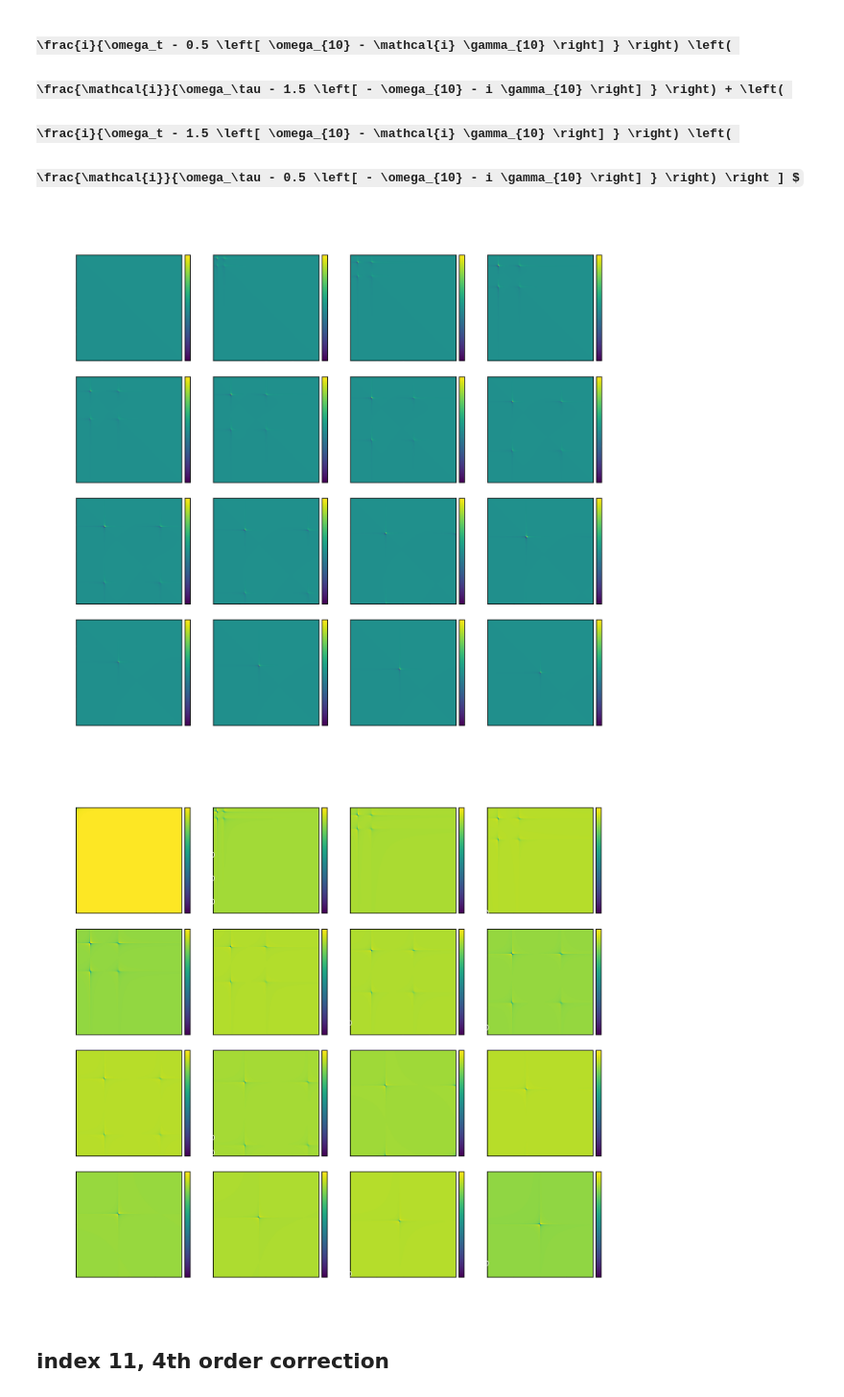
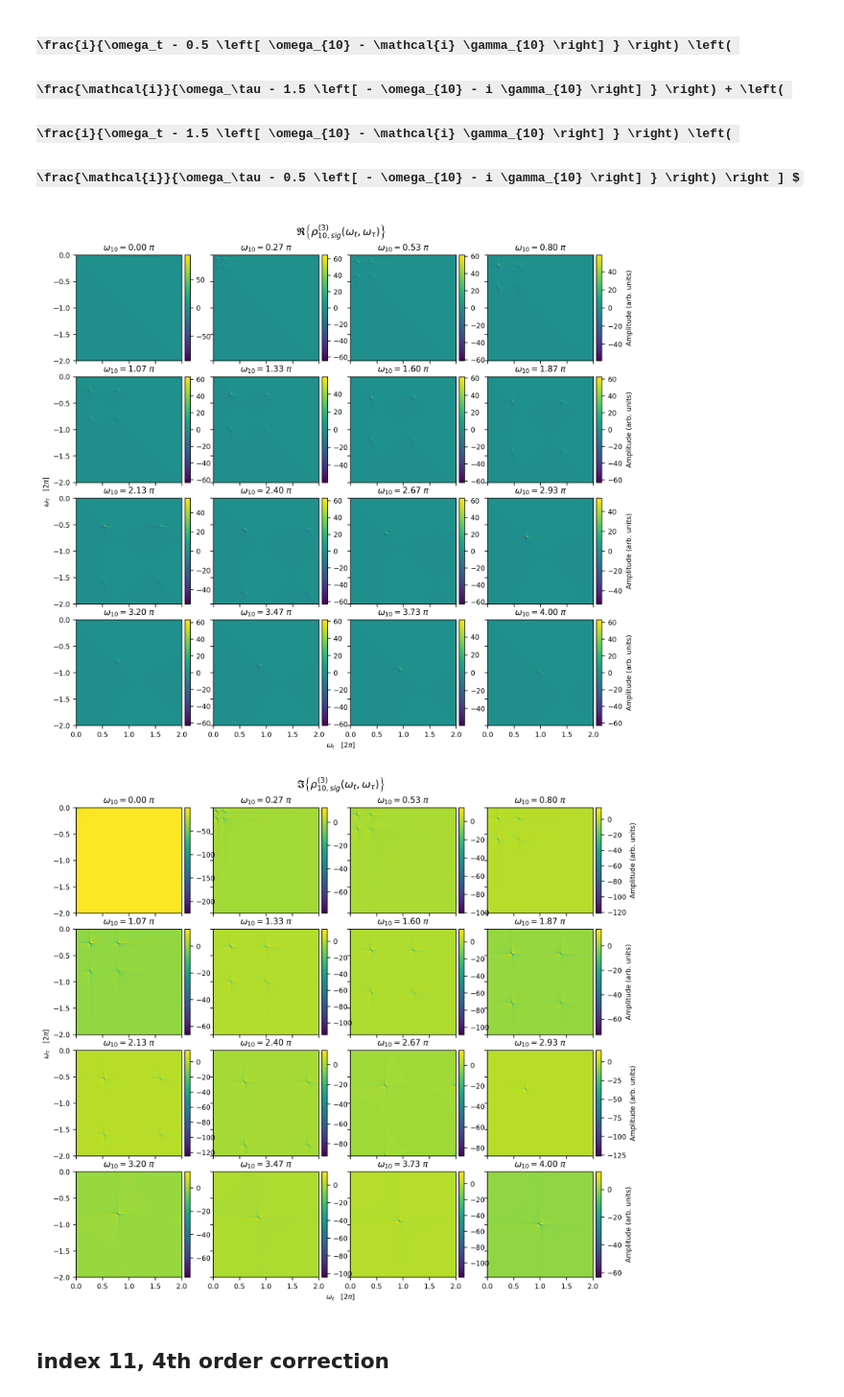
Before and after one commit to tommychinwj/HiddenSiVCenter, a Jupyter notebook: Figures3(a,b).ipynb, the cells around one changed output. Shown at 96% size. Cells and saved outputs as stored; diff of their text form; code cells hidden in the pictures; some formulas as TeX source.

```diff
--- a/Figures3(a,b).ipynb
+++ b/Figures3(a,b).ipynb
@@ -12,7 +12,7 @@ import numba
 import scipy.integrate as spint
 # plt.style.use('seaborn-pastel')
 mpl.rcParams['font.family'] = 'sans-serif'
-COLOR = 'w'
+COLOR = 'k'
 mpl.rcParams['text.color'] = COLOR
 mpl.rcParams['axes.labelcolor'] = COLOR
 mpl.rcParams['xtick.color'] = COLOR
@@ -100,7 +100,10 @@ def slices_plots(
         im = ax.flatten()[i].imshow(
             databox[i].T,
             origin='lower',
-            extent=(min(omega_t / 2. / np.pi ), max(omega_t / 2. / np.pi ), min(omega_tau / 2. / np.pi ), max(omega_tau / 2. / np.pi ))
+            extent=(min(omega_t / 2. / np.pi),
+                    max(omega_t / 2. / np.pi),
+                    min(omega_tau / 2. / np.pi),
+                    max(omega_tau / 2. / np.pi))
         )
         ax.flatten()[i].set_title(titles[i])
 
@@ -154,6 +162,9 @@ plt.show()
 # %%
 omega_10_vals = np.linspace(0. , 4. * np.pi, 16)
-omega_10_3Dmesh, omega_t_3Dmesh, omega_tau_3Dmesh = np.meshgrid(omega_10_vals, omega_t, omega_tau, indexing='ij')
+omega_10_3Dmesh, omega_t_3Dmesh, omega_tau_3Dmesh = np.meshgrid(omega_10_vals,
+                                                                omega_t,
+                                                                omega_tau,
+                                                                indexing='ij')
 
 _ = slices_plots(omega_tau_3Dmesh, shared_title=r'$\omega_\tau$ 3D mesh')
 # %% [output]
@@ -172,17 +183,24 @@ _ = slices_plots(omega_tau_3Dmesh, shared_title=r'$\omega_\tau$ 3D mesh')
 @numba.jit
 def rho_10_sig_3(omega_t, omega_tau, omega10):
 #     return -1j * abs2(mu) * mu / 8. / hbar**3. * (1j / (omega_t - (omega10 - 1j*gamma10))) * (1j / (omega_tau - (-omega10 - 1j*gamma10)))
-    return -1j * abs2(mu) * mu / 8. / hbar**3. * ( (1j / (omega_t - 0.5*(omega10 - 1j*gamma10))) * (1j / (omega_tau - 0.5*(-omega10 - 1j*gamma10))) + (1j / (omega_t - 1.5*(omega10 - 1j*gamma10))) * (1j / (omega_tau - 1.5*(-omega10 - 1j*gamma10))) + (1j / (omega_t - 0.5*(omega10 - 1j*gamma10))) * (1j / (omega_tau - 1.5*(-omega10 - 1j*gamma10))) + (1j / (omega_t - 1.5*(omega10 - 1j*gamma10))) * (1j / (omega_tau - 0.5*(-omega10 - 1j*gamma10))) )
+    return -1j * abs2(mu) * mu / 8. / hbar**3. * np.sum([ (1j / (omega_t - 0.5*(omega10 - 1j*gamma10))) * (1j / (omega_tau - 0.5*(-omega10 - 1j*gamma10))),
+                                                          (1j / (omega_t - 1.5*(omega10 - 1j*gamma10))) * (1j / (omega_tau - 1.5*(-omega10 - 1j*gamma10))),
+                                                          (1j / (omega_t - 0.5*(omega10 - 1j*gamma10))) * (1j / (omega_tau - 1.5*(-omega10 - 1j*gamma10))),
+                                                          (1j / (omega_t - 1.5*(omega10 - 1j*gamma10))) * (1j / (omega_tau - 0.5*(-omega10 - 1j*gamma10)))
+                                                        ], 0)
 # %%
 RHO_10_SIG_3 = rho_10_sig_3(omega_t_3Dmesh, omega_tau_3Dmesh, omega_10_3Dmesh)
 figDense = slices_plots(RHO_10_SIG_3.real)
-# figDense.savefig("/Users/tommychin/Documents/research/Smallwood_research/denseMatrAtmp1.eps", format='eps', bbox_inches='tight')
+# figDense.savefig("/Users/tommychin/Documents/research/Smallwood_research/denseMatrAtmp1.eps",
+#                  format='eps',
+#                  bbox_inches='tight')
 # %% [output]
-[figure, old version]
+[figure, new version]
 # %%
-_ = slices_plots(RHO_10_SIG_3.imag, shared_title=r'$\mathfrak{I} \left\{ \rho^{(3)}_{10,sig} (\omega_t, \omega_\tau) \right\}$')
+_ = slices_plots(RHO_10_SIG_3.imag,
+                 shared_title=r'$\mathfrak{I} \left\{ \rho^{(3)}_{10,sig} (\omega_t, \omega_\tau) \right\}$')
 # %% [output]
-[figure, old version]
+[figure, new version]
 # %% [markdown]
 ## index 11, 4th order correction
 # %% [markdown]
```
Also changed, not shown: parts of 7 cells of this notebook.
